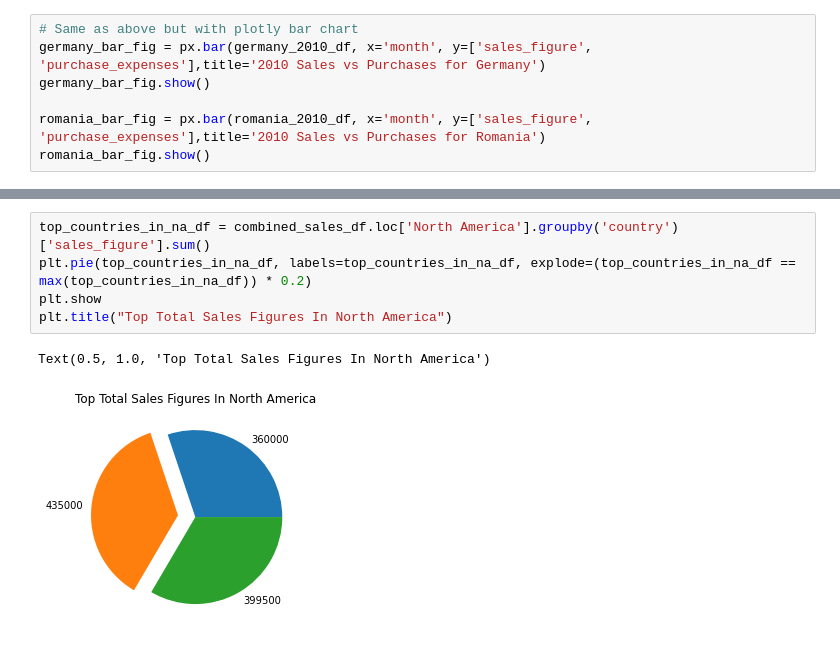
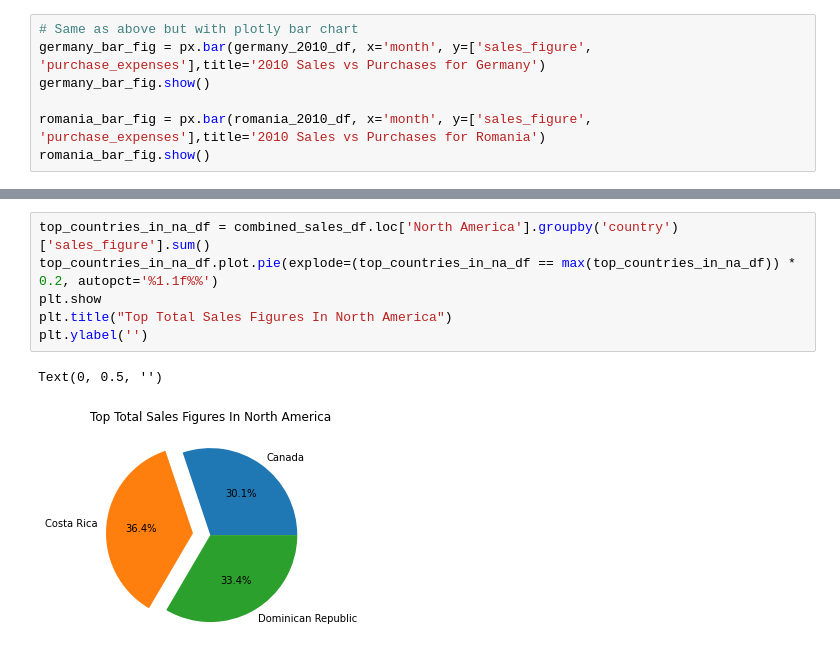
Before and after one commit to NealLyonsWake/Python-Data-Visualization-Assignment, a Jupyter notebook: assignment.ipynb, the cells around one changed output, grey strips where cells are left out. Drawn from its saved outputs; the diff is of its cells as text.

```diff
--- a/assignment.ipynb
+++ b/assignment.ipynb
@@ -131,8 +132,9 @@ Text(0.5, 1.0, 'Top Total Sales Figures In Middle East')
 # %%
 top_countries_in_na_df = combined_sales_df.loc['North America'].groupby('country')['sales_figure'].sum()
-plt.pie(top_countries_in_na_df, labels=top_countries_in_na_df, explode=(top_countries_in_na_df == max(top_countries_in_na_df)) * 0.2)
+top_countries_in_na_df.plot.pie(explode=(top_countries_in_na_df == max(top_countries_in_na_df)) * 0.2, autopct='%1.1f%%')
 plt.show
 plt.title("Top Total Sales Figures In North America")
+plt.ylabel('')
 # %% [output]
-Text(0.5, 1.0, 'Top Total Sales Figures In North America')
+Text(0, 0.5, '')
-[figure, old version]
+[figure, new version]
```
Also changed, not shown: parts of 4 cells of this notebook, 5 other files.
